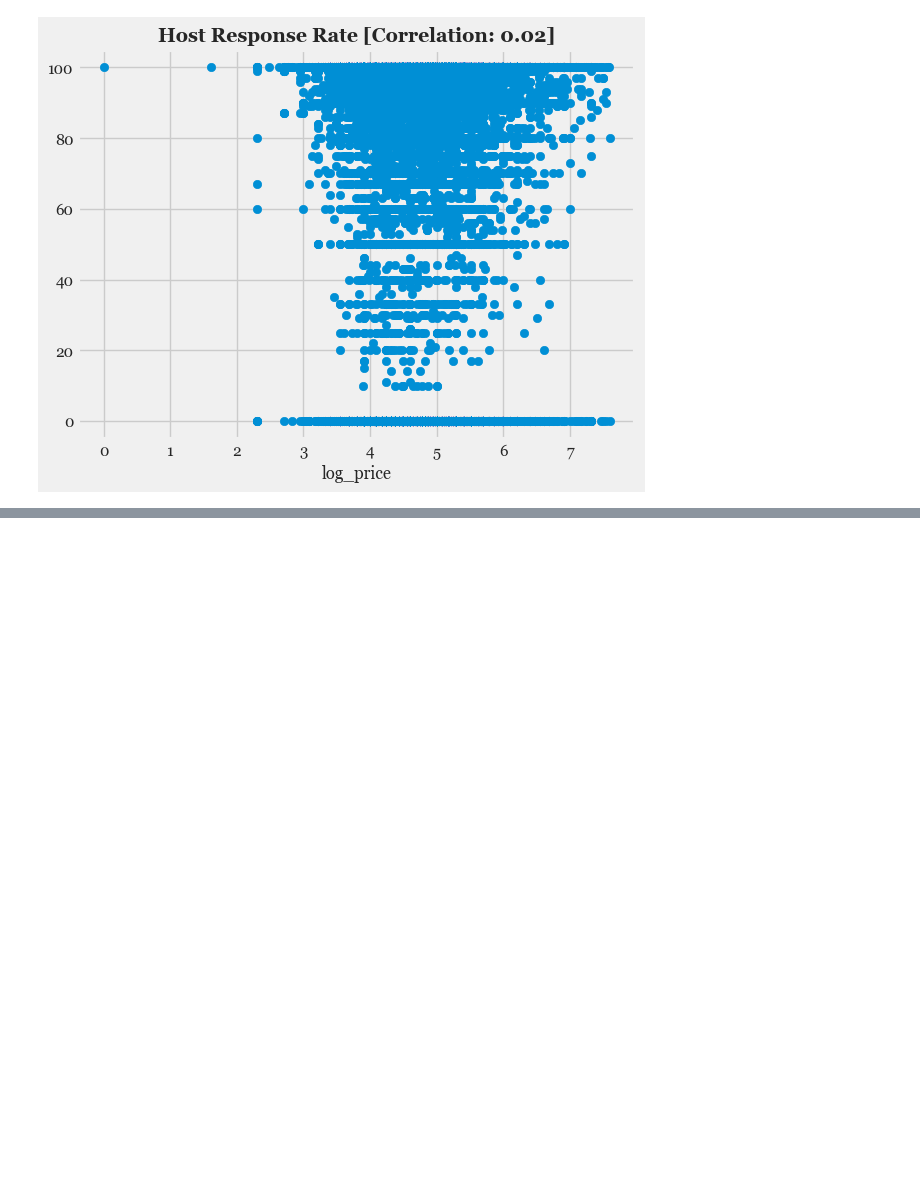
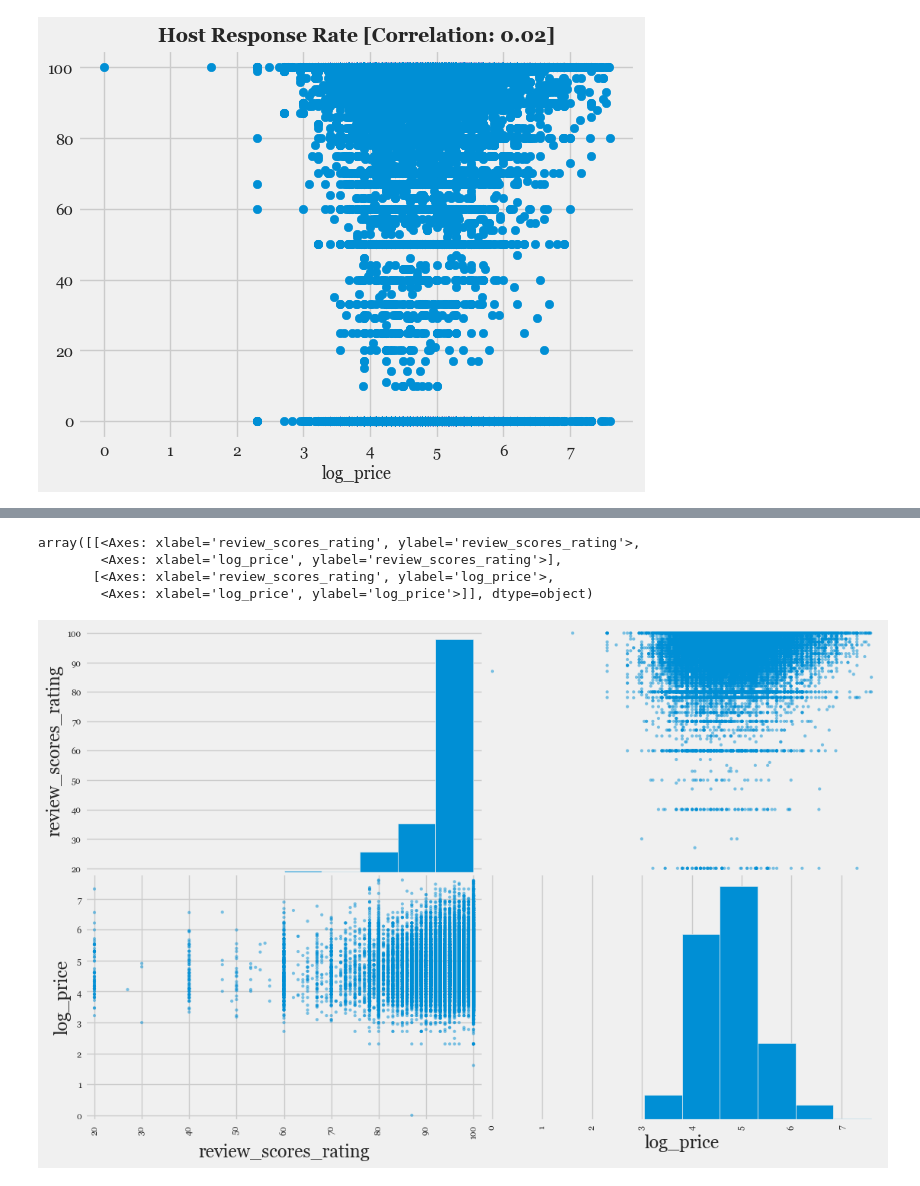
Before and after one commit to QManiac162/case-studies, a Jupyter notebook: CERINA/cerina.ipynb, the cells around one changed output, grey strips where cells are left out. Drawn from its saved outputs; the diff is of its cells as text; code cells hidden in the pictures; blank space fills up the shorter version.

```diff
--- a/CERINA/cerina.ipynb
+++ b/CERINA/cerina.ipynb
@@ -752,0 +1158,4 @@ Text(0.5, 0, 'log_price')
+# %%
+df_attribs[df_attribs['log_price_label'].isna()]
+df_attribs = df_attribs.dropna()
+df_attribs.isnull().sum()
@@ -752,0 +1177,23 @@ Text(0.5, 0, 'log_price')
+# %%
+# Split Dataset into train and test sets
+from sklearn.model_selection import train_test_split, StratifiedShuffleSplit
+df_attribs.reset_index(inplace=True)
+del df_attribs['index']
+
+# Stratified split
+split = StratifiedShuffleSplit(n_splits=1, test_size=0.1, random_state=42)
+for train_index, test_index in split.split(df_attribs, df_attribs['log_price_label']):
+    strat_train_set = df_attribs.loc[train_index]
+    strat_test_set = df_attribs.loc[test_index]
+# %%
+# Univariate, scatter matrix analysis
+df_strat_train = strat_train_set.copy()
+from pandas.plotting import scatter_matrix
+attributes = ['review_scores_rating', 'log_price']
+scatter_matrix(df[attributes], figsize=(12, 8))
+# %% [output]
+array([[<Axes: xlabel='review_scores_rating', ylabel='review_scores_rating'>,
+        <Axes: xlabel='log_price', ylabel='review_scores_rating'>],
+       [<Axes: xlabel='review_scores_rating', ylabel='log_price'>,
+        <Axes: xlabel='log_price', ylabel='log_price'>]], dtype=object)
+[figure, added]
```
Also changed, not shown: parts of 42 cells of this notebook, 1 other file.
